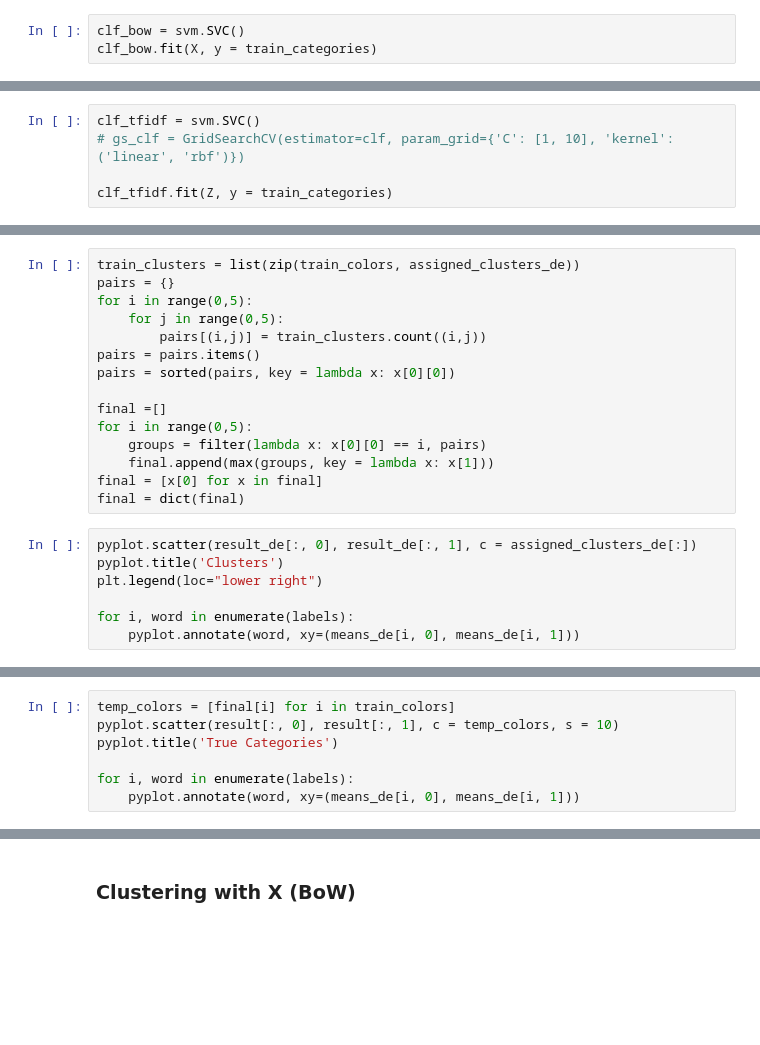
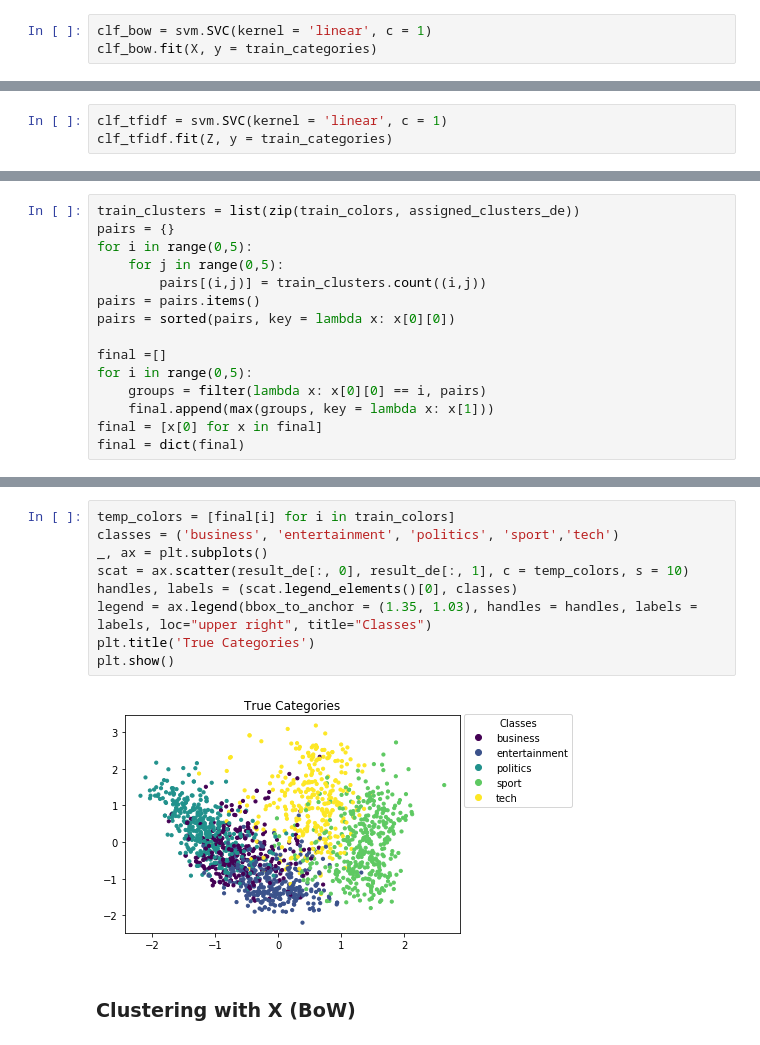
Before and after one commit to TazTornado/MiningTheNews, a Jupyter notebook: src/Categorization.ipynb, the cells around one changed output, grey strips where cells are left out. Saved outputs shown, nothing was run; the diff lists cells and outputs as text; blank space fills up the shorter version.

```diff
--- a/src/Categorization.ipynb
+++ b/src/Categorization.ipynb
@@ -181,7 +181,7 @@ y_test = label_binarize(test_categories, classes = labels)
 # %% [markdown]
 #### Applying on X (BoW)
 # %%
-clf_bow = svm.SVC()
+clf_bow = svm.SVC(kernel = 'linear', c = 1)
 clf_bow.fit(X, y = train_categories)
 # %% [output]
 SVC(C=1.0, break_ties=False, cache_size=200, class_weight=None, coef0=0.0,
@@ -243,9 +242,7 @@ plt.show()
 # %% [markdown]
 #### Applying on Z (TF-IDF)
 # %%
-clf_tfidf = svm.SVC()
-# gs_clf = GridSearchCV(estimator=clf, param_grid={'C': [1, 10], 'kernel': ('linear', 'rbf')})
-
+clf_tfidf = svm.SVC(kernel = 'linear', c = 1)
 clf_tfidf.fit(Z, y = train_categories)
 # %% [output]
 SVC(C=1.0, break_ties=False, cache_size=200, class_weight=None, coef0=0.0,
@@ -892,10 +889,3 @@ for i in range(0,5):
     final.append(max(groups, key = lambda x: x[1]))
 final = [x[0] for x in final]
 final = dict(final)
-# %%
-pyplot.scatter(result_de[:, 0], result_de[:, 1], c = assigned_clusters_de[:])
-pyplot.title('Clusters')
-plt.legend(loc="lower right")
-
-for i, word in enumerate(labels):
-    pyplot.annotate(word, xy=(means_de[i, 0], means_de[i, 1]))
@@ -905,7 +891,0 @@ No handles with labels found to put in legend.
-# %%
-temp_colors = [final[i] for i in train_colors]
-pyplot.scatter(result[:, 0], result[:, 1], c = temp_colors, s = 10)
-pyplot.title('True Categories')
-
-for i, word in enumerate(labels):
-    pyplot.annotate(word, xy=(means_de[i, 0], means_de[i, 1]))
@@ -924,3 +902,14 @@ df_train.groupby('Category').count()
+# %%
+temp_colors = [final[i] for i in train_colors]
+classes = ('business', 'entertainment', 'politics', 'sport','tech')
+_, ax = plt.subplots()
+scat = ax.scatter(result_de[:, 0], result_de[:, 1], c = temp_colors, s = 10)
+handles, labels = (scat.legend_elements()[0], classes)
+legend = ax.legend(bbox_to_anchor = (1.35, 1.03), handles = handles, labels = labels, loc="upper right", title="Classes")
+plt.title('True Categories')
+plt.show()
+# %% [output]
+[figure, added]
 # %% [markdown]
 ### Clustering with X (BoW)
 # %%
```
Also changed, not shown: parts of 15 cells of this notebook.
